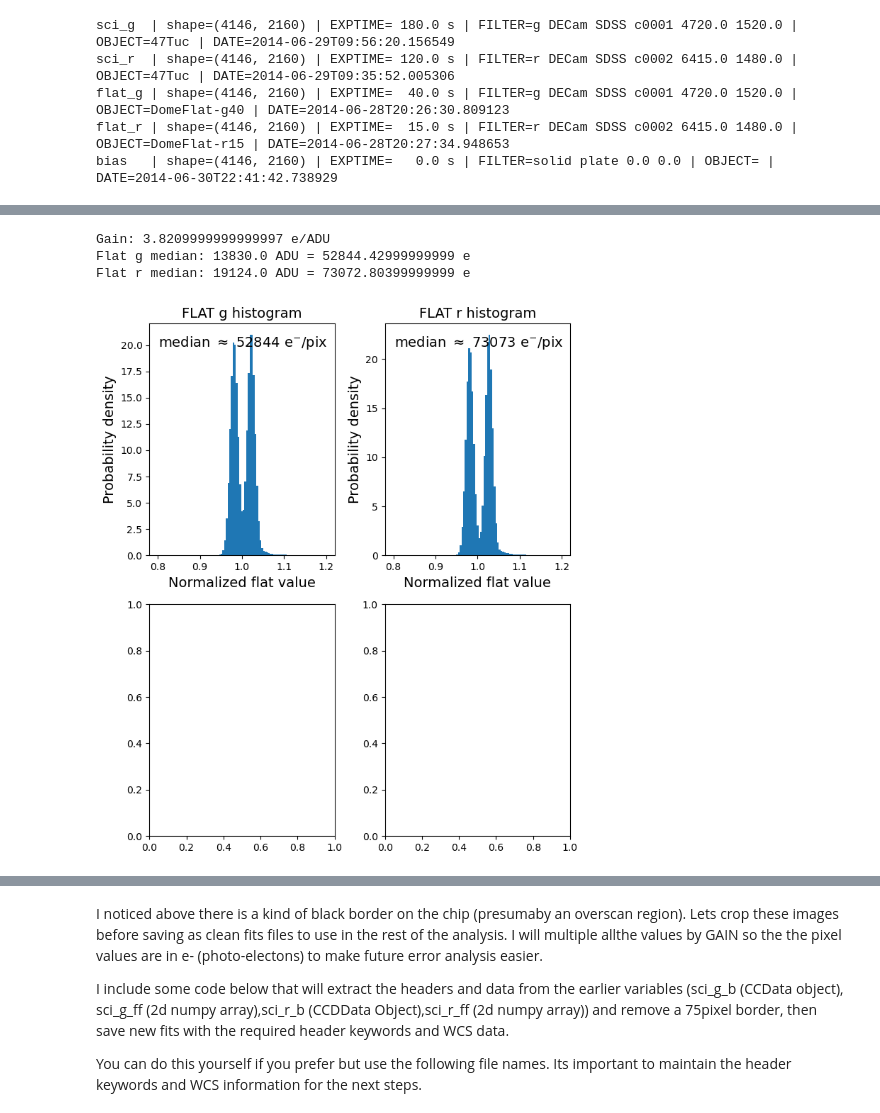
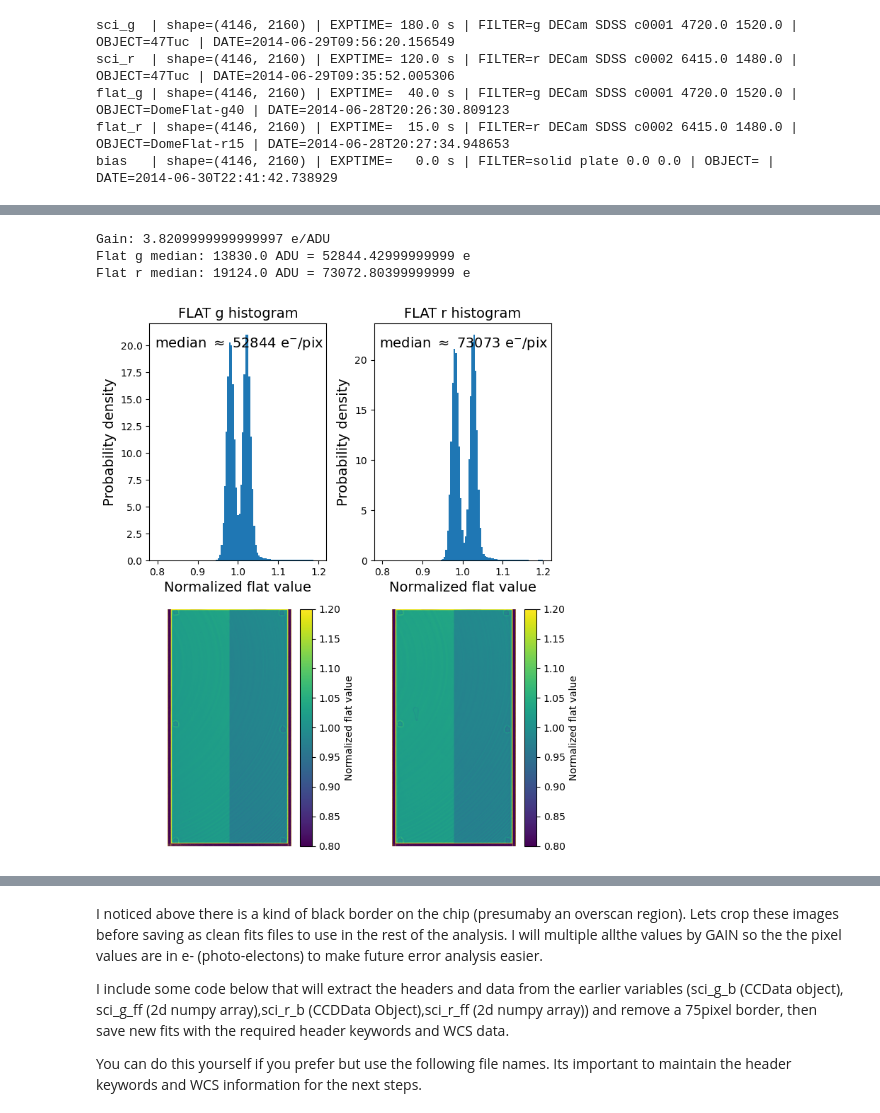
Before and after one commit to oliviergilbertastro/UMich, a Jupyter notebook: ASTRO501/hw1b/HW1b_v1.1.ipynb, the cells around one changed output, grey strips where cells are left out. Drawn from its saved outputs; the diff is of its cells as text; code cells hidden in the pictures.

```diff
--- a/ASTRO501/hw1b/HW1b_v1.1.ipynb
+++ b/ASTRO501/hw1b/HW1b_v1.1.ipynb
@@ -380,35 +380,41 @@ flat_median_g = np.median(flat_g_bias_substracted)
 flat_median_r = np.median(flat_r_bias_substracted)
 
 gain = (flat_g.header["GAINA"]+flat_g.header["GAINB"])/2 # e/ADU
 print(f"Gain: {gain} e/ADU")
 
 print(f"Flat g median: {flat_median_g} ADU = {flat_median_g*gain} e")
 print(f"Flat r median: {flat_median_r} ADU = {flat_median_r*gain} e")
 
 # Normalize flats
 flat_median_g_norm = flat_g_bias_substracted/flat_median_g
 flat_median_r_norm = flat_r_bias_substracted/flat_median_r
 
 # Calculate histograms
 hist_edges = np.linspace(0.8,1.2,100)
 flat_g_hist_vals, bin_edges = np.histogram(flat_median_g_norm, bins=hist_edges, density=True)
 flat_r_hist_vals, bin_edges = np.histogram(flat_median_r_norm, bins=hist_edges, density=True)
+import matplotlib.colors as colors
+norm = colors.Normalize(vmin=0.8, vmax=1.2)
 fig, axes = plt.subplots(2,2, figsize=(7,8))
 for i, f in enumerate("gr"):
     axes[0][i].stairs(flat_g_hist_vals if f=="g" else flat_r_hist_vals, bin_edges, fill=True)
     axes[0][i].set_xlabel("Normalized flat value", fontsize=14)
     axes[0][i].set_ylabel("Probability density", fontsize=14)
     axes[0][i].set_title(f"FLAT {f} histogram", fontsize=14)
     ymin, ymax = axes[0][i].get_ylim()
     xmin, xmax = axes[0][i].get_xlim()
-    axes[0][i].text(xmin+(xmax-xmin)*0.05, ymax-(ymax-ymin)*0.1, rf"median $\approx$ {(flat_median_g if f=="g" else flat_median_r)*gain:.0f} "+r"e$^{-}/$pix", fontsize=14)
+    axes[0][i].text(xmin+(xmax-xmin)*0.03, ymax-(ymax-ymin)*0.1, rf"median $\approx$ {(flat_median_g if f=="g" else flat_median_r)*gain:.0f} "+r"e$^{-}/$pix", fontsize=14)
+    flat_plot = axes[1][i].imshow(flat_median_g_norm if f=="g" else flat_median_r_norm, cmap="viridis", norm=norm, origin="lower")
+    fig.colorbar(flat_plot, label="Normalized flat value")
+    axes[1][i].axis("off")
 plt.tight_layout()
+plt.savefig("P2.png")
 plt.show()
 # %% [output]
 Gain: 3.8209999999999997 e/ADU
 Flat g median: 13830.0 ADU = 52844.42999999999 e
 Flat r median: 19124.0 ADU = 73072.80399999999 e
-[figure, old version]
+[figure, new version]
 # %% [markdown]
 ## Plot P3: Look at the processed g-band r-band science frames (bias-corrected and flatfielded). *(create the requested figure)*
 
```
Also changed, not shown: 1 other file.
